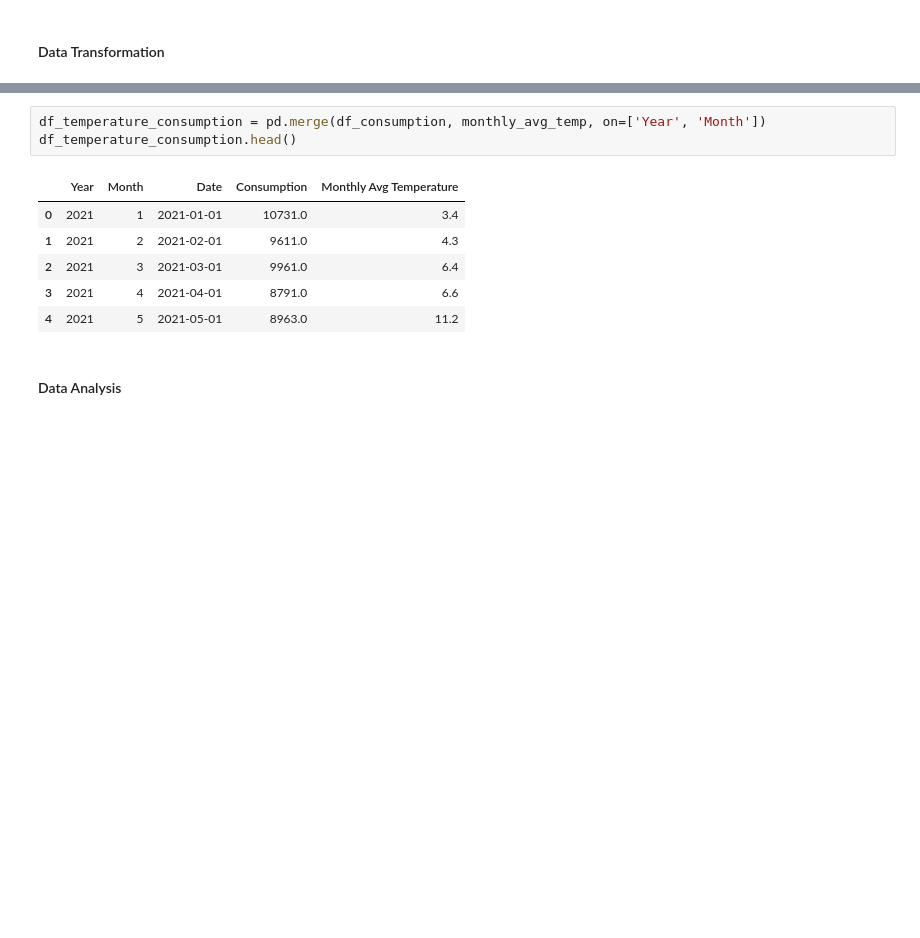
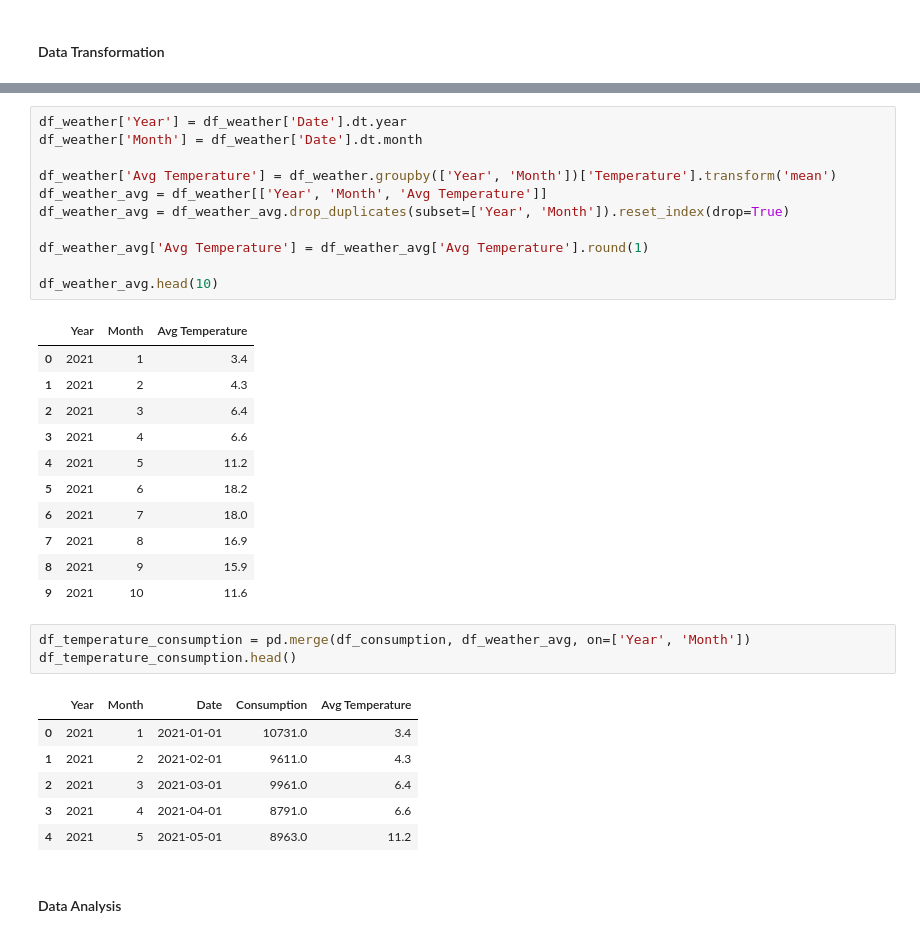
Before and after one commit to estherw66/EnergieOpwek, a Jupyter notebook: ConsumptionData.ipynb, the cells around one changed output, grey strips where cells are left out. Cells and saved outputs as stored; diff of their text form; blank space fills up the shorter version.

```diff
--- a/ConsumptionData.ipynb
+++ b/ConsumptionData.ipynb
@@ -336,8 +293,31 @@ monthly_avg_temp.sample(5)
+# %%
+df_weather['Year'] = df_weather['Date'].dt.year
+df_weather['Month'] = df_weather['Date'].dt.month
+
+df_weather['Avg Temperature'] = df_weather.groupby(['Year', 'Month'])['Temperature'].transform('mean')
+df_weather_avg = df_weather[['Year', 'Month', 'Avg Temperature']]
+df_weather_avg = df_weather_avg.drop_duplicates(subset=['Year', 'Month']).reset_index(drop=True)
+
+df_weather_avg['Avg Temperature'] = df_weather_avg['Avg Temperature'].round(1)
+
+df_weather_avg.head(10)
+# %% [output]
+|  | Year | Month | Avg Temperature |
+| 0 | 2021 | 1 | 3.4 |
+| 1 | 2021 | 2 | 4.3 |
+| 2 | 2021 | 3 | 6.4 |
+| 3 | 2021 | 4 | 6.6 |
+| 4 | 2021 | 5 | 11.2 |
+| 5 | 2021 | 6 | 18.2 |
+| 6 | 2021 | 7 | 18.0 |
+| 7 | 2021 | 8 | 16.9 |
+| 8 | 2021 | 9 | 15.9 |
+| 9 | 2021 | 10 | 11.6 |
 # %%
-df_temperature_consumption = pd.merge(df_consumption, monthly_avg_temp, on=['Year', 'Month'])
+df_temperature_consumption = pd.merge(df_consumption, df_weather_avg, on=['Year', 'Month'])
 df_temperature_consumption.head()
 # %% [output]
-|  | Year | Month | Date | Consumption | Monthly Avg Temperature |
+|  | Year | Month | Date | Consumption | Avg Temperature |
 | 0 | 2021 | 1 | 2021-01-01 | 10731.0 | 3.4 |
 | 1 | 2021 | 2 | 2021-02-01 | 9611.0 | 4.3 |
 | 2 | 2021 | 3 | 2021-03-01 | 9961.0 | 6.4 |
```
Also changed, not shown: parts of 9 cells of this notebook.
